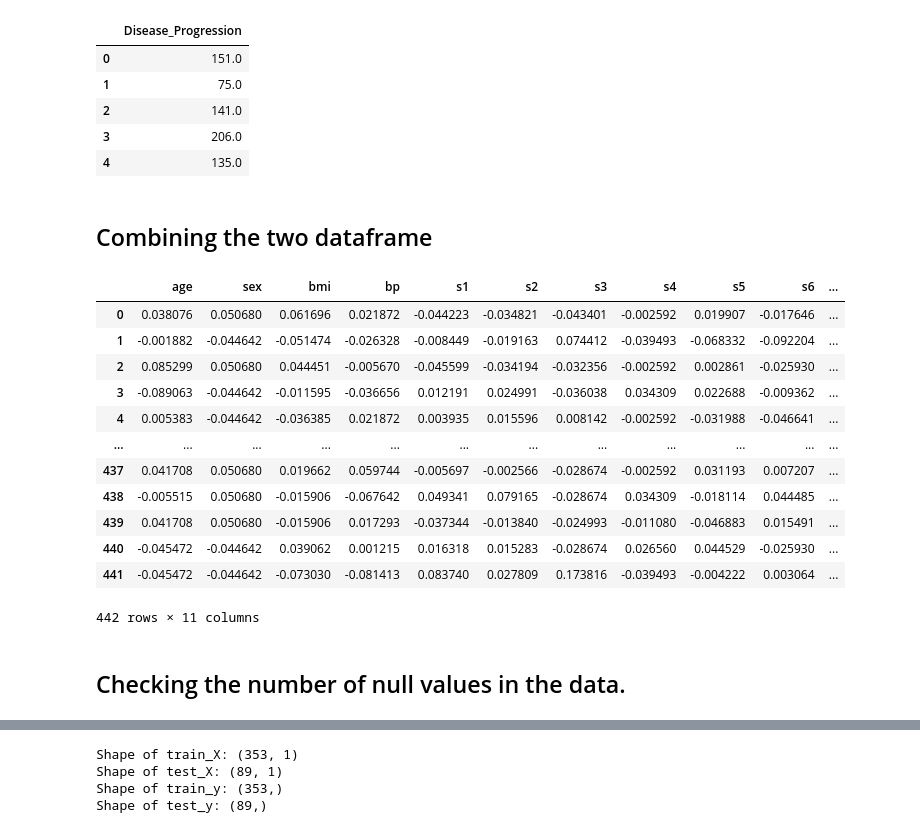
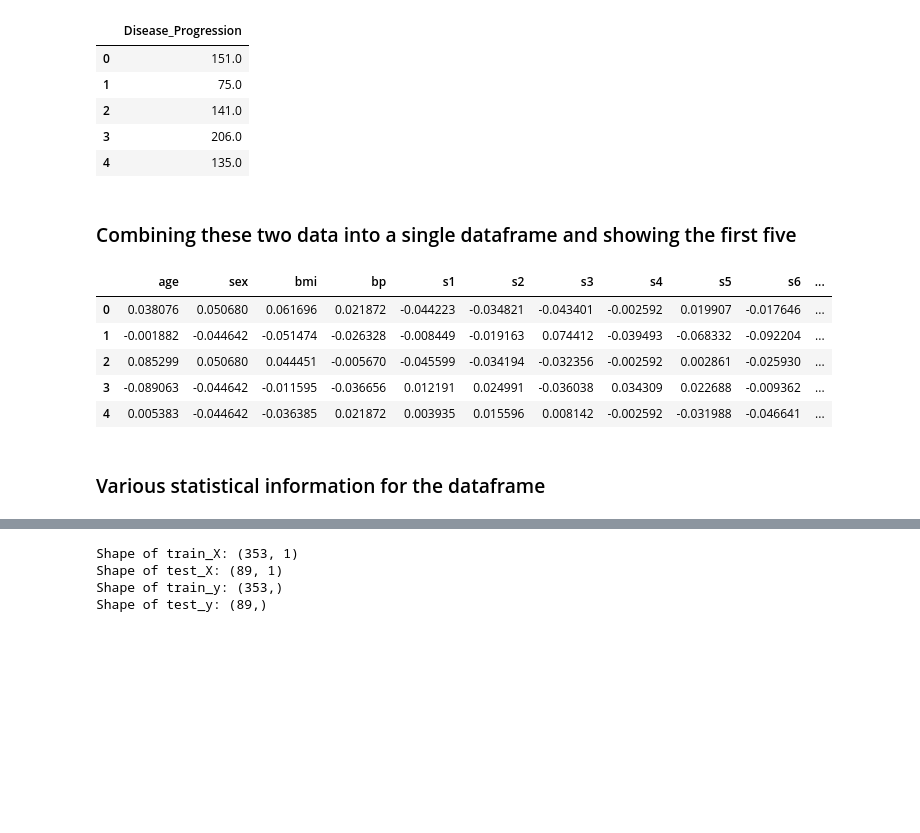
Before and after one commit to zeelshah007/CSCN8010-lab-submissions, a Jupyter notebook: students_submissions/8889436/lab3.ipynb, the cells around one changed output, grey strips where cells are left out. Saved outputs shown, nothing was run; the diff lists cells and outputs as text; code cells hidden in the pictures; blank space fills up the shorter version.

```diff
--- a/students_submissions/8889436/lab3.ipynb
+++ b/students_submissions/8889436/lab3.ipynb
@@ -53,24 +66,18 @@ diabetes_y.head()
 | 2 | 141.0 |
 | 3 | 206.0 |
 | 4 | 135.0 |
+# %% [markdown]
+### Combining these two data into a single dataframe and showing the first five
+# %%
+## Combining the two dataframe
+diabetes = pd.concat([diabetes_X,diabetes_y], axis=1, join='inner')
+diabetes.head()
+# %% [output]
+|  | age | sex | bmi | bp | s1 | s2 | s3 | s4 | s5 | s6 | ... |
+| 0 | 0.038076 | 0.050680 | 0.061696 | 0.021872 | -0.044223 | -0.034821 | -0.043401 | -0.002592 | 0.019907 | -0.017646 | ... |
+| 1 | -0.001882 | -0.044642 | -0.051474 | -0.026328 | -0.008449 | -0.019163 | 0.074412 | -0.039493 | -0.068332 | -0.092204 | ... |
+| 2 | 0.085299 | 0.050680 | 0.044451 | -0.005670 | -0.045599 | -0.034194 | -0.032356 | -0.002592 | 0.002861 | -0.025930 | ... |
+| 3 | -0.089063 | -0.044642 | -0.011595 | -0.036656 | 0.012191 | 0.024991 | -0.036038 | 0.034309 | 0.022688 | -0.009362 | ... |
+| 4 | 0.005383 | -0.044642 | -0.036385 | 0.021872 | 0.003935 | 0.015596 | 0.008142 | -0.002592 | -0.031988 | -0.046641 | ... |
 # %% [markdown]
-## Combining the two dataframe
+### Various statistical information for the dataframe
-# %%
-diabetes = pd.concat([diabetes_X,diabetes_y], axis=1, join='inner')
-diabetes
-# %% [output]
-|  | age | sex | bmi | bp | s1 | s2 | s3 | s4 | s5 | s6 | ... |
-| 0 | 0.038076 | 0.050680 | 0.061696 | 0.021872 | -0.044223 | -0.034821 | -0.043401 | -0.002592 | 0.019907 | -0.017646 | ... |
-| 1 | -0.001882 | -0.044642 | -0.051474 | -0.026328 | -0.008449 | -0.019163 | 0.074412 | -0.039493 | -0.068332 | -0.092204 | ... |
-| 2 | 0.085299 | 0.050680 | 0.044451 | -0.005670 | -0.045599 | -0.034194 | -0.032356 | -0.002592 | 0.002861 | -0.025930 | ... |
-| 3 | -0.089063 | -0.044642 | -0.011595 | -0.036656 | 0.012191 | 0.024991 | -0.036038 | 0.034309 | 0.022688 | -0.009362 | ... |
-| 4 | 0.005383 | -0.044642 | -0.036385 | 0.021872 | 0.003935 | 0.015596 | 0.008142 | -0.002592 | -0.031988 | -0.046641 | ... |
-| ... | ... | ... | ... | ... | ... | ... | ... | ... | ... | ... | ... |
-| 437 | 0.041708 | 0.050680 | 0.019662 | 0.059744 | -0.005697 | -0.002566 | -0.028674 | -0.002592 | 0.031193 | 0.007207 | ... |
-| 438 | -0.005515 | 0.050680 | -0.015906 | -0.067642 | 0.049341 | 0.079165 | -0.028674 | 0.034309 | -0.018114 | 0.044485 | ... |
-| 439 | 0.041708 | 0.050680 | -0.015906 | 0.017293 | -0.037344 | -0.013840 | -0.024993 | -0.011080 | -0.046883 | 0.015491 | ... |
-| 440 | -0.045472 | -0.044642 | 0.039062 | 0.001215 | 0.016318 | 0.015283 | -0.028674 | 0.026560 | 0.044529 | -0.025930 | ... |
-| 441 | -0.045472 | -0.044642 | -0.073030 | -0.081413 | 0.083740 | 0.027809 | 0.173816 | -0.039493 | -0.004222 | 0.003064 | ... |
-442 rows × 11 columns
-# %% [markdown]
-## Checking the number of null values in the data.
```
Also changed, not shown: parts of 33 cells of this notebook.
